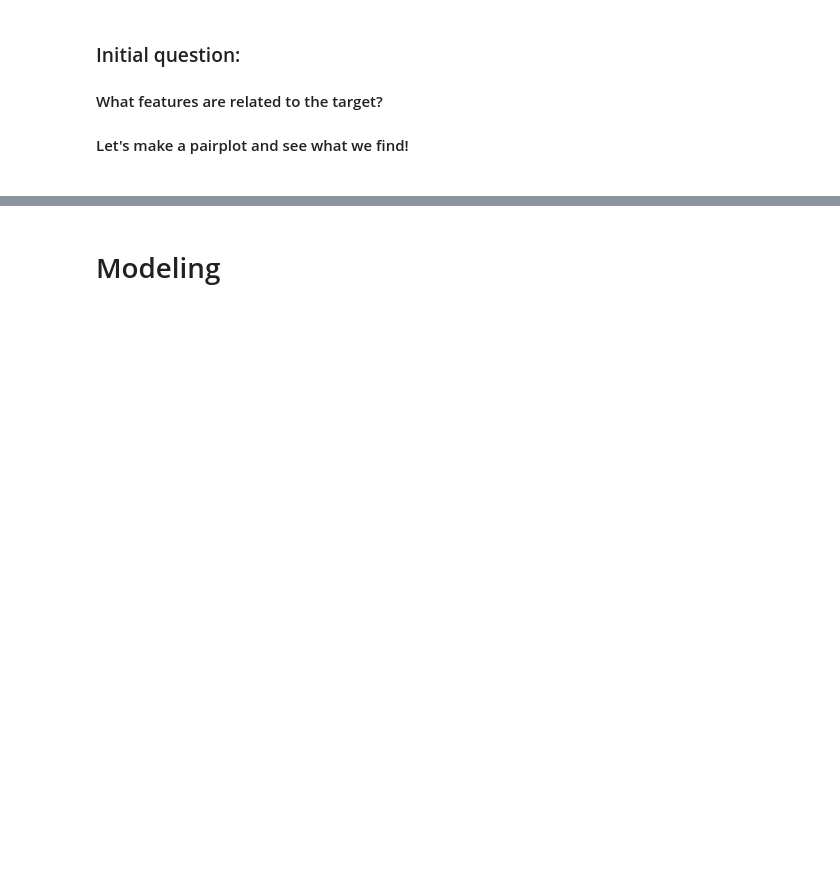
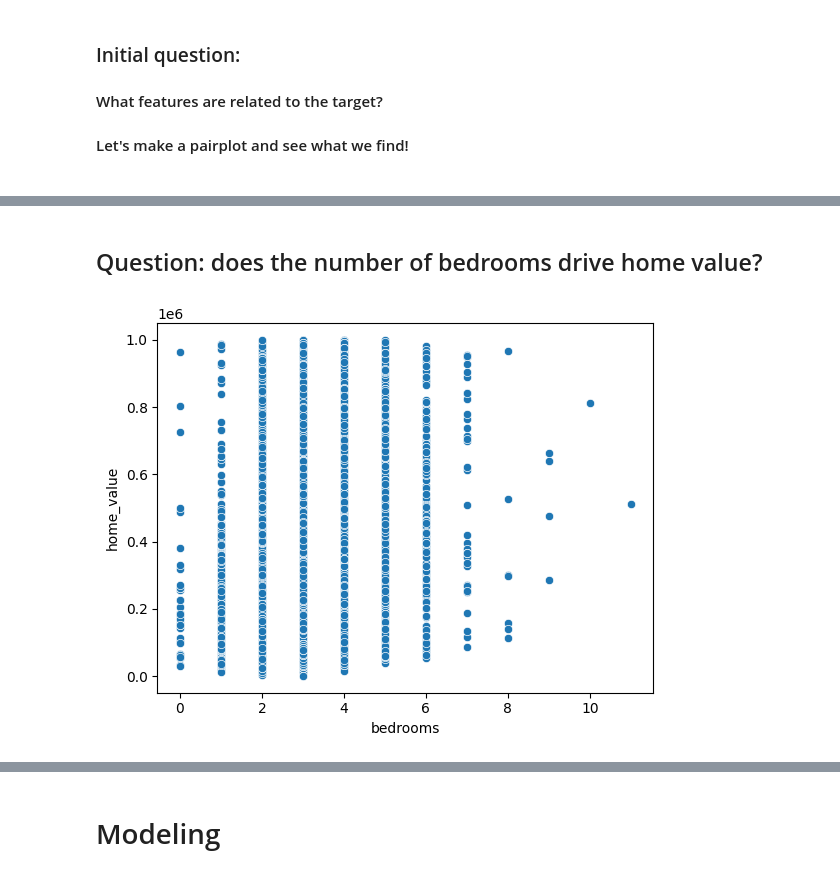
Before and after one commit to scottmattes1/regression-exercises, a Jupyter notebook: final_report.ipynb, the cells around one changed output, grey strips where cells are left out. Drawn from its saved outputs; the diff is of its cells as text; code cells hidden in the pictures; blank space fills up the shorter version.

```diff
--- a/final_report.ipynb
+++ b/final_report.ipynb
@@ -64,0 +97,6 @@ sns.pairplot(train)
+# %% [markdown]
+## Question: does the number of bedrooms drive home value?
+# %%
+sns.scatterplot(data=train, x='bedrooms', y='home_value');
+# %% [output]
+[figure, added]
```
Also changed, not shown: parts of 41 cells of this notebook, 3 other files.
